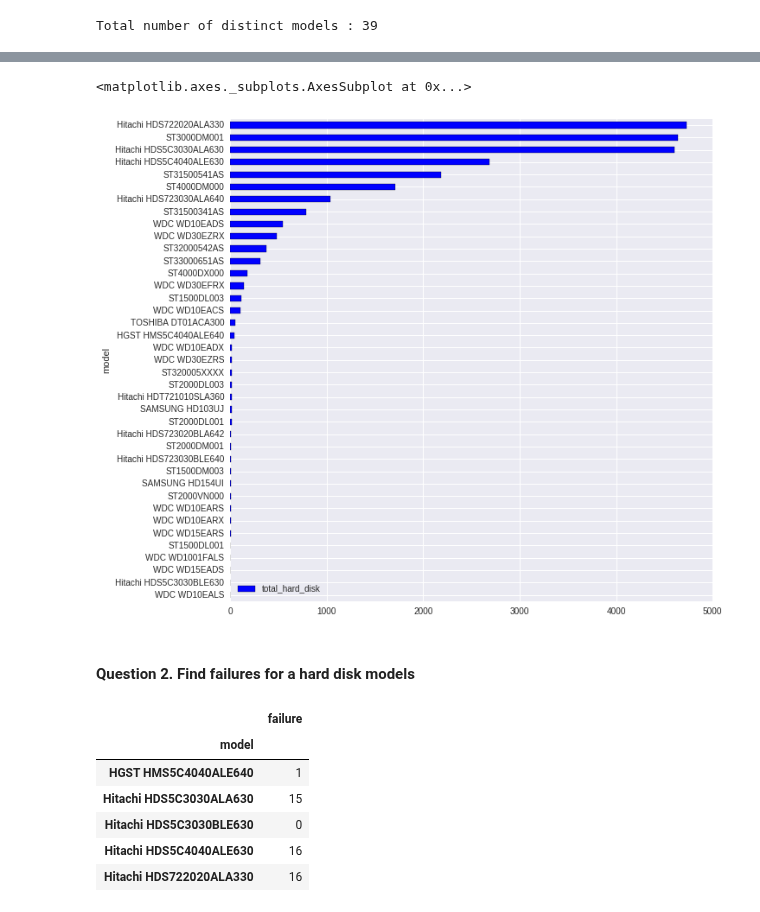
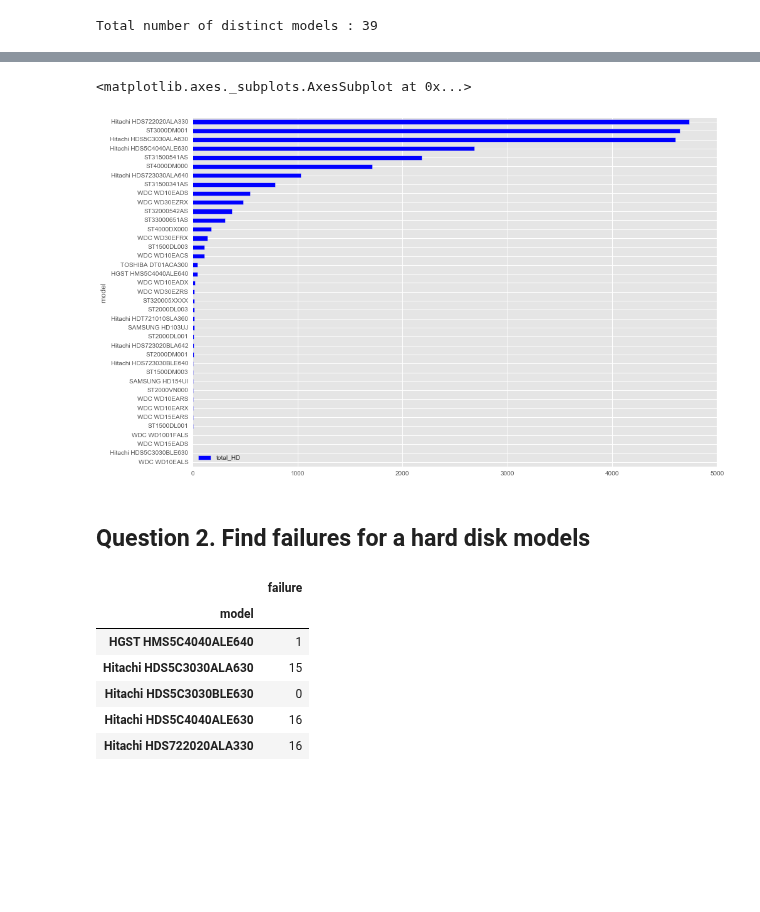
Before and after one commit to ababook/intro-python-data-science, a Jupyter notebook: hard-disk/Explore.ipynb, the cells around one changed output, grey strips where cells are left out. Cells and saved outputs as stored; diff of their text form; code cells hidden in the pictures; blank space fills up the shorter version.

```diff
--- a/hard-disk/Explore.ipynb
+++ b/hard-disk/Explore.ipynb
@@ -90,5 +83,5 @@ Total number of distinct models : 39
 # We see that serial number represents the hard disk and they are related to a model i.e multiple serial numbers belongs
 # to one type of model
 # %%
-total_hard_disk_per_model_df = pd.DataFrame(data_df.groupby(['model']).serial_number.nunique())
+df_model_serial = pd.DataFrame(df.groupby(['model']).serial.nunique())
 # %%
@@ -105,0 +97,2 @@ total_hard_disk_per_model_df = total_hard_disk_per_model_df.reset_index()
+# %%
+df_model_serial = df_model_serial.reset_index()
@@ -106,3 +108,3 @@ total_hard_disk_per_model_df = total_hard_disk_per_model_df.reset_index()
 # %%
-total_hard_disk_per_model_df.columns = ['model','total_hard_disk']
+df_model_serial.columns = ['model','total_HD']
 # %%
@@ -133,16 +135,16 @@ total_hard_disk_per_model_df.plot(kind="barh",x="model",y="total_hard_disk",figs
 # %%
 # Sort and plot
 # %%
-total_hard_disk_per_model_df.sort_values(by='total_hard_disk',inplace=True)
+df_model_serial.sort_values(by='total_HD',inplace=True)
 # %%
-total_hard_disk_per_model_df.plot(kind="barh",x="model",y="total_hard_disk",figsize=(10,10))
+df_model_serial.plot(kind="barh",x="model",y="total_HD")
 # %% [output]
 <matplotlib.axes._subplots.AxesSubplot at 0x...>
-[figure, old version]
+[figure, new version]
 # %%
 #Exercise 3: Find the count of different capacity bytes for a model and plot with and without sorting
 # %% [markdown]
-#### Question 2. Find failures for a hard disk models
+## Question 2. Find failures for a hard disk models
 # %%
 # Now let us find the failures for a given hard disk model
 # %%
```
Also changed, not shown: parts of 123 cells of this notebook.
